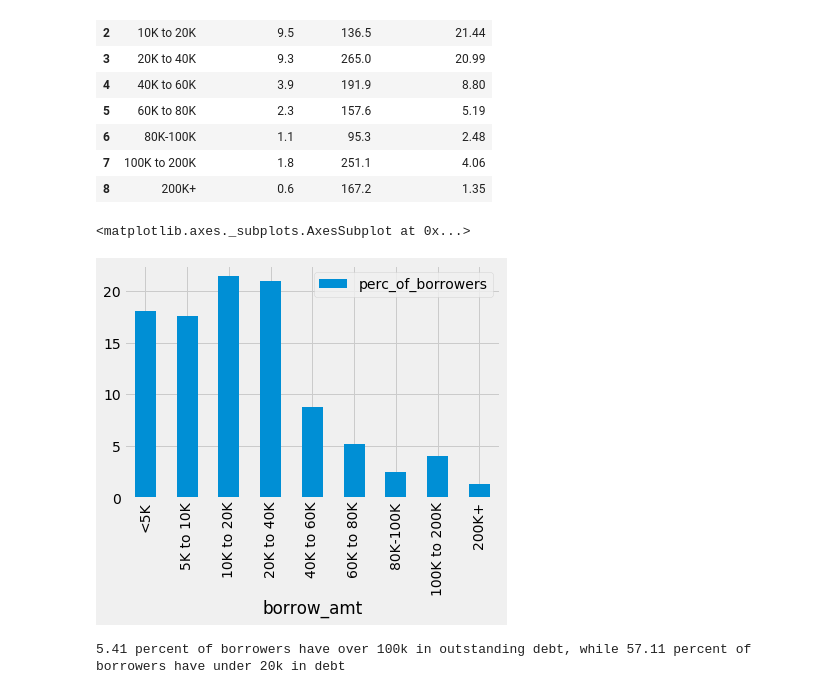
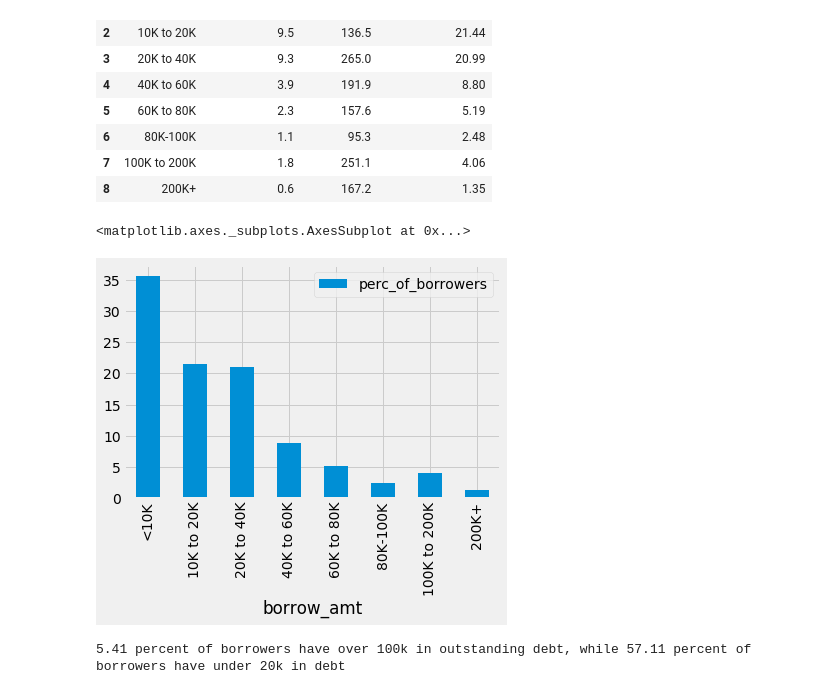
Before and after one commit to isabella232/federal-aid-data, a Jupyter notebook: data_exploration.ipynb, the cells around one changed output. Drawn from its saved outputs; the diff is of its cells as text; code cells hidden in the pictures.

```diff
--- a/data_exploration.ipynb
+++ b/data_exploration.ipynb
@@ -126,13 +129,15 @@ debt_size
 | 6 | 80K-100K | 1.1 | 95.3 | 2.48 |
 | 7 | 100K to 200K | 1.8 | 251.1 | 4.06 |
 | 8 | 200K+ | 0.6 | 167.2 | 1.35 |
+# %%
+debt_size_cond = debt_size.replace({'borrow_amt': {'<5K':'<10K','5K to 10K':'<10K'}}).groupby('borrow_amt',sort=False).sum().reset_index()
 # %%
 # Plot percentage of borrowers
-debt_size.plot(kind='bar', x='borrow_amt', y='perc_of_borrowers')
+debt_size_cond.plot(kind='bar', x='borrow_amt', y='perc_of_borrowers')
 # debt_size.info()
 # %% [output]
 <matplotlib.axes._subplots.AxesSubplot at 0x...>
-[figure, old version]
+[figure, new version]
 # %%
 over100k = debt_size[(debt_size['borrow_amt'] == '100K to 200K') ^ (debt_size['borrow_amt'] == '200K+')].sum()
 under20k = debt_size[(debt_size['borrow_amt'] == '<5K') ^ (debt_size['borrow_amt'] == '5K to 10K') ^ (debt_size['borrow_amt'] == '10K to 20K')].sum()
```
Also changed, not shown: parts of 9 cells of this notebook, 16 other files.
